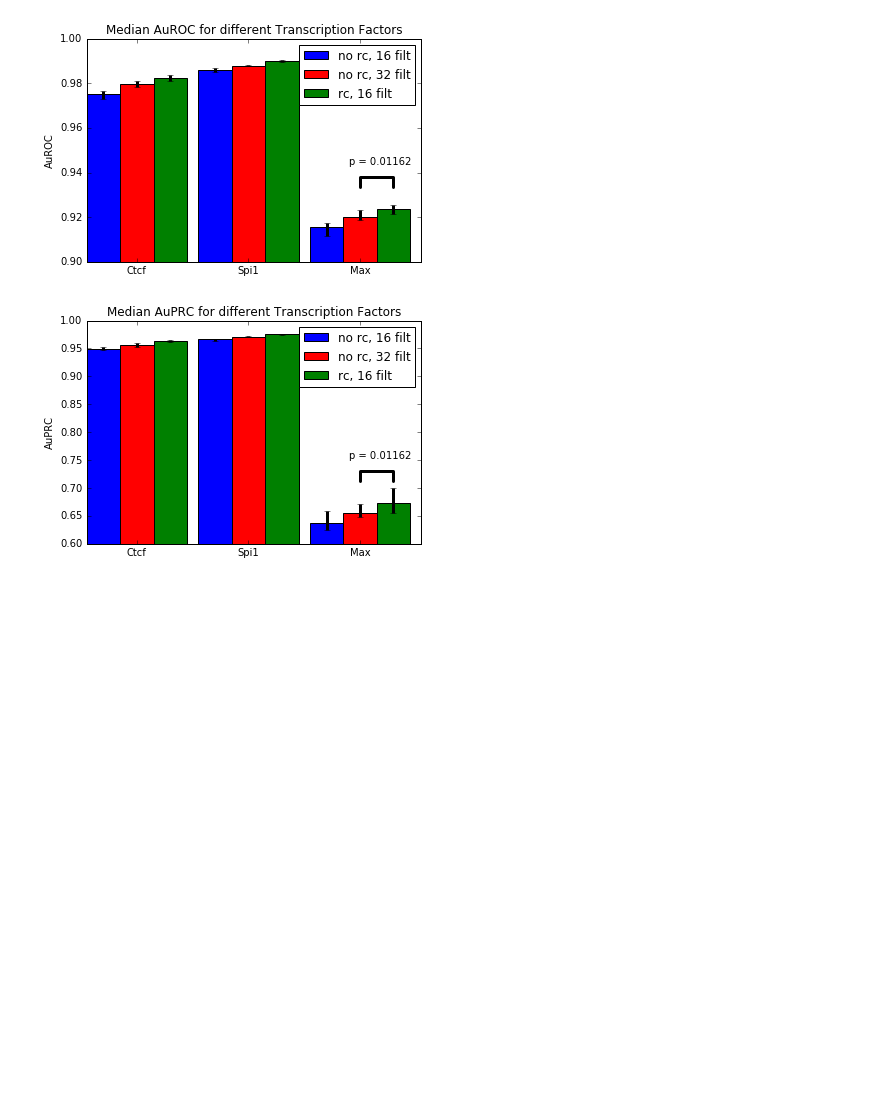
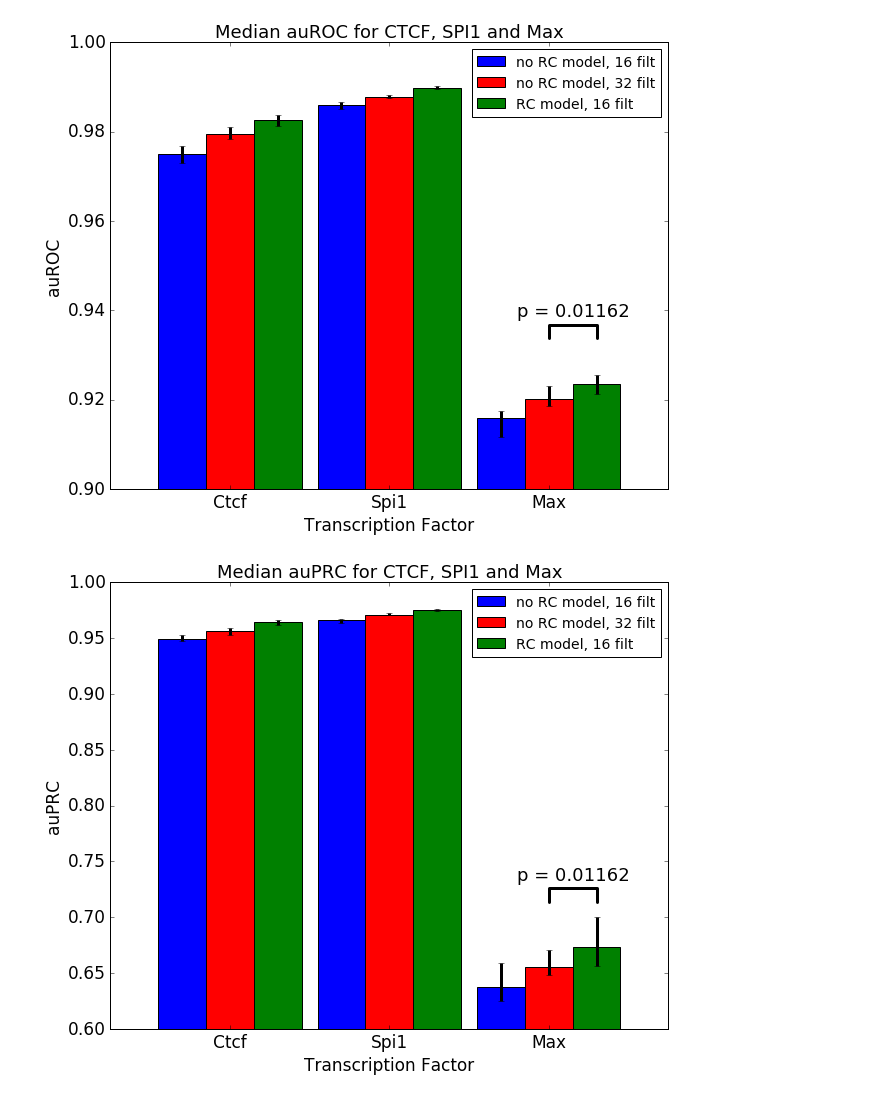
Before and after one commit to kundajelab/av_scripts, a Jupyter notebook: adhoc/revcomp_and_ws_experiments/SummarisePerformanceAcrossTFs.ipynb, the cells around one changed output. Drawn from its saved outputs; the diff is of its cells as text; code cells hidden in the pictures; blank space fills up the shorter version.

```diff
--- a/adhoc/revcomp_and_ws_experiments/SummarisePerformanceAcrossTFs.ipynb
+++ b/adhoc/revcomp_and_ws_experiments/SummarisePerformanceAcrossTFs.ipynb
@@ -73,43 +73,46 @@ def label_diff(i,j,text,X,Y,yrange):
     y = y + 0.1*yrange
 
     props = {'connectionstyle':'bar','arrowstyle':'-',\
-                 'shrinkA':35,'shrinkB':35,'lw':3}
-    ax.annotate(text, xy=(X[i]-0.1,y+yrange*0.1), zorder=10)
+                 'shrinkA':1,'shrinkB':1,'lw':3}
+    ax.annotate(text, xy=(X[i]-0.2,y+yrange*0.05), zorder=10, fontsize=18)
     ax.annotate('', xy=(X[i],y), xytext=(X[j],y), arrowprops=props)
 
-for group_stats, stats_name, ymin in [(auroc_per_group, 'AuROC', 0.9), (auprc_per_group, 'AuPRC', 0.6)]:
+for group_stats, stats_name, ymin in [(auroc_per_group, 'auROC', 0.9), (auprc_per_group, 'auPRC', 0.6)]:
 
     N = 3
     ind = np.arange(N)  # the x locations for the groups
     width = 0.3       # the width of the bars
-    fig, ax = plt.subplots()
+    fig, ax = plt.subplots(figsize=(10,8))
 
 
     all_rects = []
     series_medians = []
 
     for series_idx, (series, color) in enumerate([(without_rc_keys, 'b'), (without_rc_2x_filt_keys, 'r'), (with_rc_keys, 'g')]):
         median = np.array([np.median(group_stats[x]) for x in series])
         series_medians.append(median)
         upper_error = np.array([np.max(group_stats[x]) for x in series]) - median
         lower_error = np.abs(np.array([np.min(group_stats[x]) for x in series]) - median)
         rects = ax.bar(ind + width*series_idx, median, width,
                        color=color, yerr=[upper_error, lower_error],
                        ecolor='k', error_kw={'elinewidth':3})
         all_rects.append(rects)
 
     # add some text for labels, title and axes ticks
-    ax.set_ylabel(stats_name)
+    ax.set_ylabel(stats_name, fontsize=17)
     ax.set_ylim(ymin,1.0)
-    ax.set_title("Median "+stats_name+' for different Transcription Factors')
+    ax.set_title("Median "+stats_name+' for CTCF, SPI1 and Max', fontsize=18)
     ax.set_xticks(ind + 3*width / 2.0)
     ax.set_xticklabels(('Ctcf', 'Spi1', 'Max'))
-    ax.legend((all_rects[0][0], all_rects[1][0], all_rects[2][0]), ('no rc, 16 filt',
-                                                                    'no rc, 32 filt',
-                                                                    'rc, 16 filt'), loc=1)
+    ax.set_xlabel(('Transcription Factor'), fontsize=17)
+    plt.tick_params(labelsize=17)
+    ax.set_xlim(-width, N-1+4*width)
+    ax.legend((all_rects[0][0], all_rects[1][0], all_rects[2][0]), ('no RC model, 16 filt',
+                                                                    'no RC model, 32 filt',
+                                                                    'RC model, 16 filt'), loc=1, fontsize=14)
     #comes out to 0.01162 for both
     label_diff(1,2, "p = 0.01162", X=2+(np.arange(3)+0.5)*width, Y=[x[-1] for x in series_medians], yrange=1.0-ymin)
     plt.show()
 # %% [output]
-[figure, old version]
+[figure, new version]
-[figure, old version]
+[figure, new version]
```
Also changed, not shown: 5 other files.
